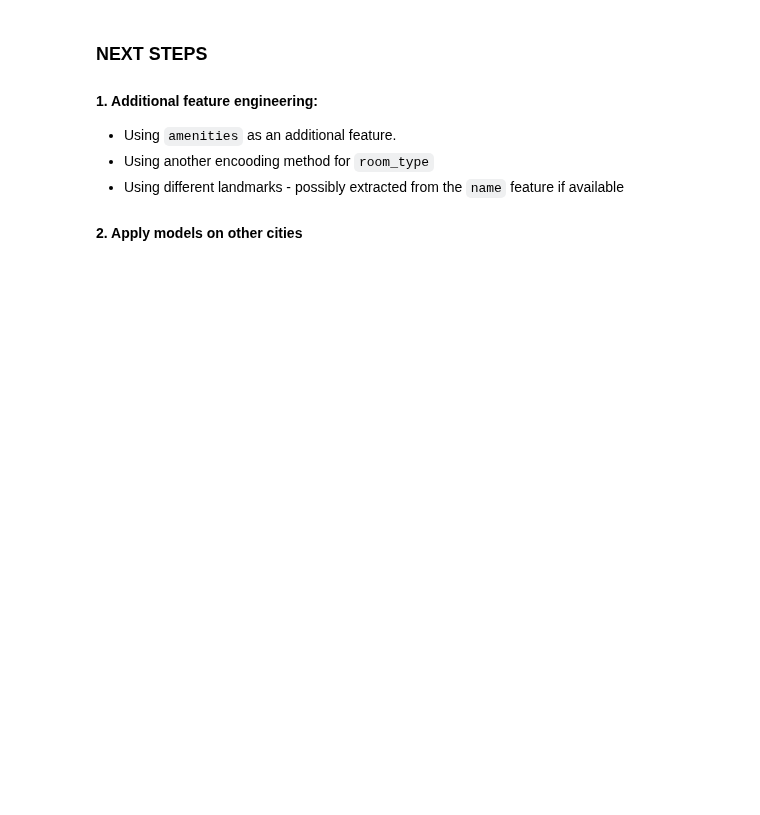
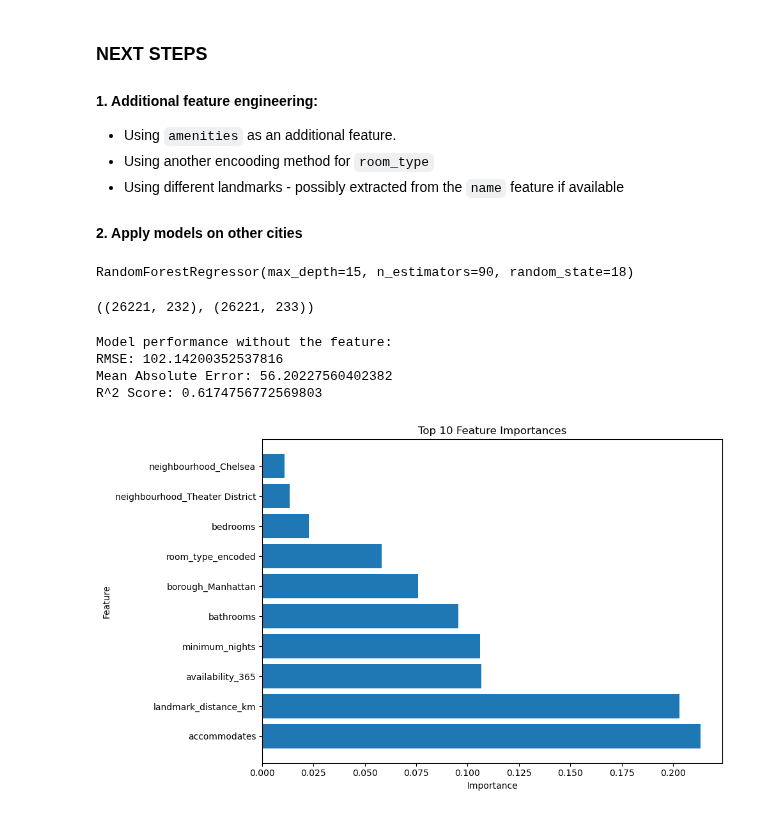
Before and after one commit to n-altawam/Sprinboard, a Jupyter notebook: Capstone 2/5. Modelling.ipynb, the cells around one changed output. Saved outputs shown, nothing was run; the diff lists cells and outputs as text; code cells hidden in the pictures; blank space fills up the shorter version.

```diff
--- a/Capstone 2/5. Modelling.ipynb
+++ b/Capstone 2/5. Modelling.ipynb
@@ -243,3 +278,63 @@ print(dummy.predict(X_test))
 
 
 #### 2. Apply models on other cities
+# %%
+
+X_train_no_feature = X_train.drop("price_range_encoded", axis=1)
+X_test_no_feature = X_test.drop("price_range_encoded", axis=1)
+
+
+model_without_feature = RandomForestRegressor(n_estimators=90, max_depth=15, random_state=18)
+model_without_feature.fit(X_train_no_feature, y_train)
+# %% [output]
+RandomForestRegressor(max_depth=15, n_estimators=90, random_state=18)
+# %%
+X_train_no_feature.shape, X_train.shape
+# %% [output]
+((26221, 232), (26221, 233))
+# %%
+# Make predictions on the validation/test set using the model without the feature
+y_pred_without_feature = model_without_feature.predict(X_test_no_feature)
+
+# Calculate performance metrics
+mse_without_feature = mean_squared_error(y_test, y_pred_without_feature)
+mae_without_feature = mean_absolute_error(y_test, y_pred_without_feature)
+r2_without_feature = r2_score(y_test, y_pred_without_feature)
+
+print("Model performance without the feature:")
+print("RMSE:", np.sqrt(mse_without_feature))
+print("Mean Absolute Error:", mae_without_feature)
+print("R^2 Score:", r2_without_feature)
+# %% [output]
+Model performance without the feature:
+RMSE: 102.14200352537816
+Mean Absolute Error: 56.20227560402382
+R^2 Score: 0.6174756772569803
+# %%
+import numpy as np
+import matplotlib.pyplot as plt
+
+# Get feature importances
+importances = model_without_feature.feature_importances_
+
+# Get the indices of features sorted in descending order of importance
+indices = np.argsort(importances)[::-1]
+# %%
+# Plot feature importances
+# Select the top 10 features
+top_features = 10
+indices = indices[:top_features]
+importances = importances[indices]
+feature_names = X_train_no_feature.columns[indices]
+
+# Plot feature importances
+plt.figure(figsize=(10, 6))
+plt.barh(range(len(indices)), importances, align='center')
+plt.yticks(range(len(indices)), feature_names)
+plt.xlabel('Importance')
+plt.ylabel('Feature')
+plt.title('Top 10 Feature Importances')
+plt.tight_layout()
+plt.show()
+# %% [output]
+[figure, added]
```
Also changed, not shown: parts of 13 cells of this notebook, 5 other files.
